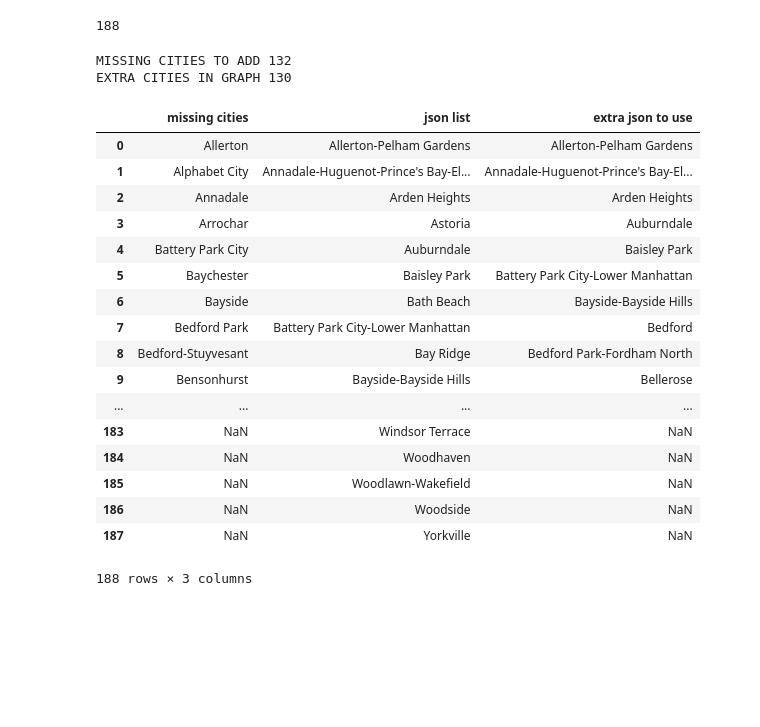
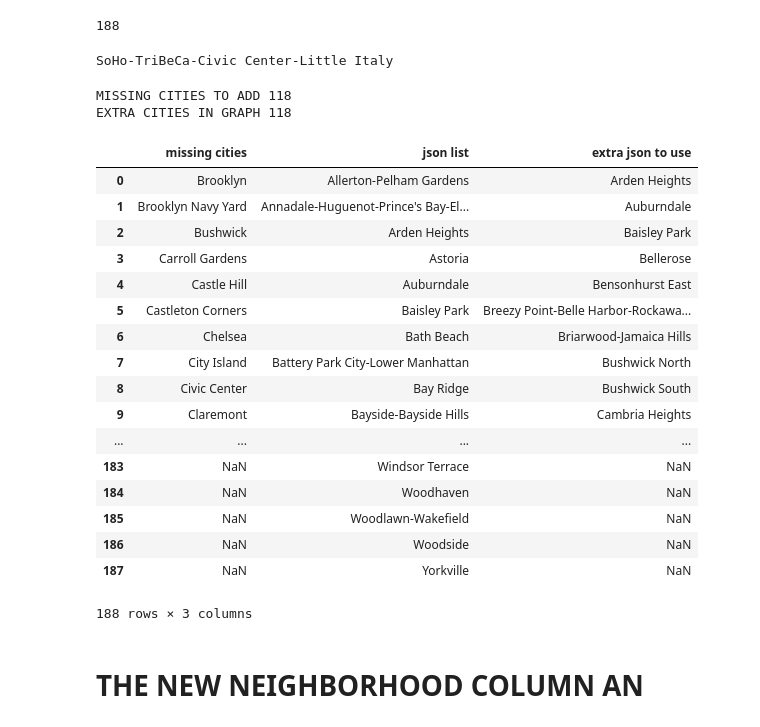
Before and after one commit to christinemazur/project1, a Jupyter notebook: NYCAnalysis.ipynb, the cells around one changed output. Cells and saved outputs as stored; diff of their text form; code cells hidden in the pictures; blank space fills up the shorter version.

```diff
--- a/NYCAnalysis.ipynb
+++ b/NYCAnalysis.ipynb
@@ -109,3 +109,7 @@ for city in neighborhoods_list:
     city_df = Clean_NYC.where(checker)
     city_df = city_df.dropna()
     d[city] = city_df
+# %%
+final_neighborhood_list = list(d.keys())
+final_neighborhood_list.sort()
+final_neighborhood_list
@@ -150,52 +220,60 @@ with open('resources/nyc-neighborhoods.geo.json') as f:
 len(new_neighborhood_json_list)
 # %% [output]
 188
+# %%
+for row in new_neighborhood_json_list:
+    if 'Civic Center' in row:
+        print(row)
+# %% [output]
+SoHo-TriBeCa-Civic Center-Little Italy
 # %%
 # DATA MUNGING TO FIX CITY MAP
-neighborhoods_list
+final_neighborhood_list
 new_neighborhood_json_list
 new_missing_cities = []
 new_extra_json_cities = []
 
 
-for city in neighborhoods_list:
+for city in final_neighborhood_list:
     if city not in new_neighborhood_json_list:
         new_missing_cities.append(city)
 
 for city in new_neighborhood_json_list:
-    if city not in neighborhoods_list:
+    if city not in final_neighborhood_list:
         new_extra_json_cities.append(city)
 
 print('MISSING CITIES TO ADD', len(new_missing_cities))
 print('EXTRA CITIES IN GRAPH', len(new_extra_json_cities))
 new_missing_cities
 
 
 
 #ALPHABETIZE Lists
 new_neighborhood_json_list.sort()
 new_missing_cities.sort()
 len(new_neighborhood_json_list)
 
 
 checker_df = pd.DataFrame({'missing cities': pd.Series(new_missing_cities),
               'json list': pd.Series(new_neighborhood_json_list),
              'extra json to use': pd.Series(new_extra_json_cities)})
 checker_df
+
+#'Williamsburg' in new_neighborhood_json_list
 # %% [output]
-MISSING CITIES TO ADD 132
-EXTRA CITIES IN GRAPH 130
+MISSING CITIES TO ADD 118
+EXTRA CITIES IN GRAPH 118
 |  | missing cities | json list | extra json to use |
-| 0 | Allerton | Allerton-Pelham Gardens | Allerton-Pelham Gardens |
-| 1 | Alphabet City | Annadale-Huguenot-Prince's Bay-El... | Annadale-Huguenot-Prince's Bay-El... |
-| 2 | Annadale | Arden Heights | Arden Heights |
-| 3 | Arrochar | Astoria | Auburndale |
-| 4 | Battery Park City | Auburndale | Baisley Park |
-| 5 | Baychester | Baisley Park | Battery Park City-Lower Manhattan |
-| 6 | Bayside | Bath Beach | Bayside-Bayside Hills |
-| 7 | Bedford Park | Battery Park City-Lower Manhattan | Bedford |
-| 8 | Bedford-Stuyvesant | Bay Ridge | Bedford Park-Fordham North |
-| 9 | Bensonhurst | Bayside-Bayside Hills | Bellerose |
+| 0 | Brooklyn | Allerton-Pelham Gardens | Arden Heights |
+| 1 | Brooklyn Navy Yard | Annadale-Huguenot-Prince's Bay-El... | Auburndale |
+| 2 | Bushwick | Arden Heights | Baisley Park |
+| 3 | Carroll Gardens | Astoria | Bellerose |
+| 4 | Castle Hill | Auburndale | Bensonhurst East |
+| 5 | Castleton Corners | Baisley Park | Breezy Point-Belle Harbor-Rockawa... |
+| 6 | Chelsea | Bath Beach | Briarwood-Jamaica Hills |
+| 7 | City Island | Battery Park City-Lower Manhattan | Bushwick North |
+| 8 | Civic Center | Bay Ridge | Bushwick South |
+| 9 | Claremont | Bayside-Bayside Hills | Cambria Heights |
 | ... | ... | ... | ... |
 | 183 | NaN | Windsor Terrace | NaN |
 | 184 | NaN | Woodhaven | NaN |
@@ -203,6 +281,8 @@ EXTRA CITIES IN GRAPH 130
 | 186 | NaN | Woodside | NaN |
 | 187 | NaN | Yorkville | NaN |
 188 rows × 3 columns
+# %% [markdown]
+# THE NEW NEIGHBORHOOD COLUMN AN
 # %%
 # # Configure gmaps with API key
 # gmaps.configure(api_key=g_key)
```
Also changed, not shown: parts of 7 cells of this notebook.
